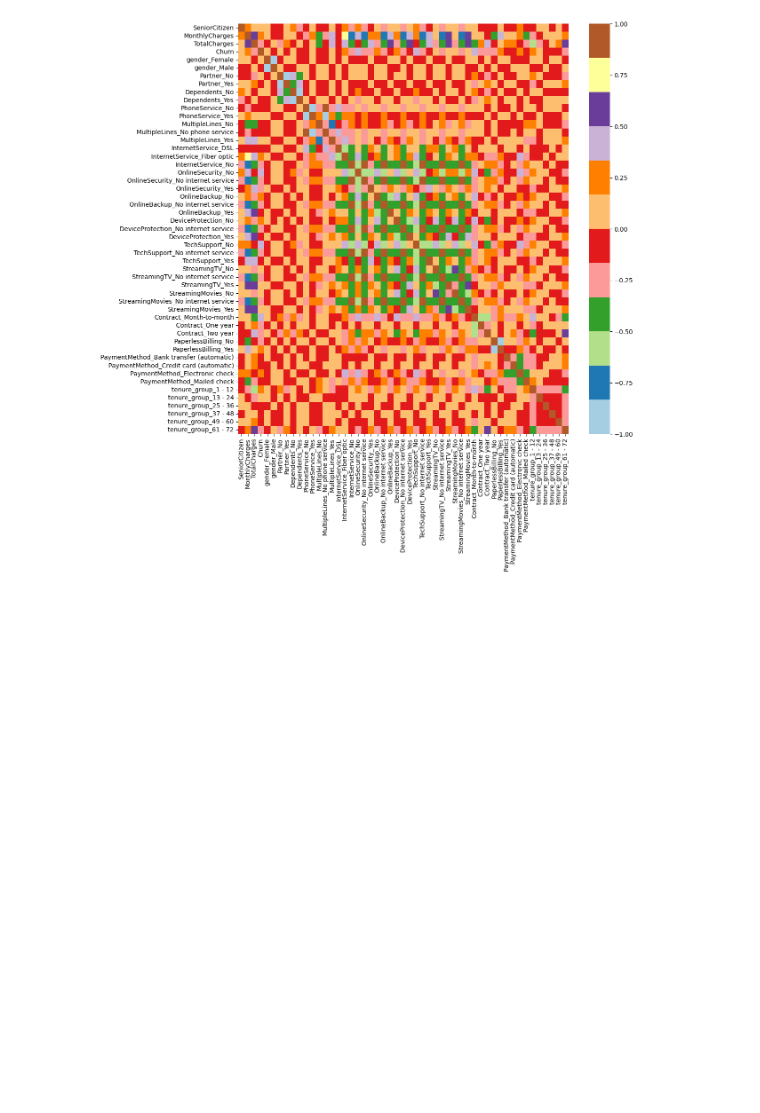
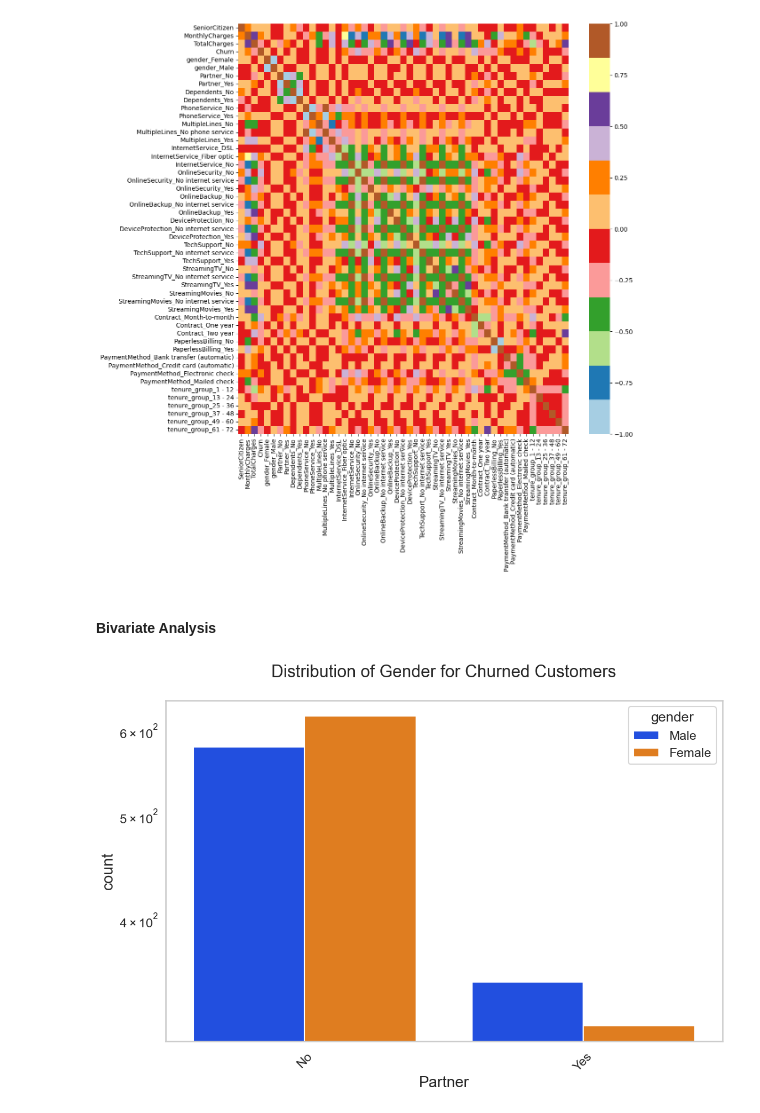
Before and after one commit to aguechfirass100/customer-churn-prediction-telecom, a Jupyter notebook: notebooks/churn_prediction_model.ipynb, the cells around one changed output. Cells and saved outputs as stored; diff of their text form; code cells hidden in the pictures; blank space fills up the shorter version.

Commit message:
Data Exploration: Bivariate Analysis

```diff
--- a/notebooks/churn_prediction_model.ipynb
+++ b/notebooks/churn_prediction_model.ipynb
@@ -393,3 +393,35 @@ sns.heatmap(telco_data_dummies.corr(), cmap='Paired')
 # %% [output]
 <Axes: >
 [figure]
+# %% [markdown]
+#### Bivariate Analysis
+# %%
+new_df1_target0 = telco_data.loc[telco_data['Churn'] == 0]
+new_df1_target1 = telco_data.loc[telco_data['Churn'] == 1]
+# %%
+def uniplot(df, col, title, hue=None):
+    sns.set_style('whitegrid')
+    sns.set_context('talk')
+    plt.rcParams["axes.labelsize"] = 20
+    plt.rcParams["axes.titlesize"] = 22
+    plt.rcParams["axes.titlepad"] = 30
+
+    temp = pd.Series(data=hue)
+    width = len(df[col].unique()) + 7 + 4 * len(temp.unique())
+
+    # Create the figure and adjust the size dynamically
+    plt.figure(figsize=(width, 8))
+    plt.xticks(rotation=45)
+    plt.title(title)
+
+    # Count plot without log scale
+    ax = sns.countplot(data=df, x=col, order=df[col].value_counts().index, hue=hue, palette='bright')
+
+    # Get the count of each category and apply log scale manually
+    ax.set_yscale('log')
+
+    plt.show()
+# %%
+uniplot(new_df1_target1, col = 'Partner', title = 'Distribution of Gender for Churned Customers', hue = 'gender')
+# %% [output]
+[figure, added]
```
Also changed, not shown: parts of 7 cells of this notebook, 1 other file.
